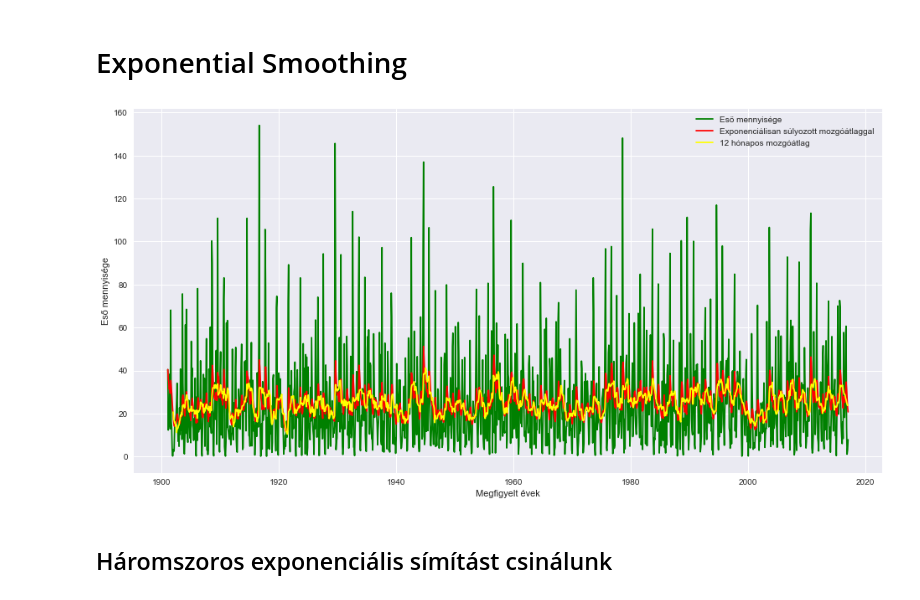
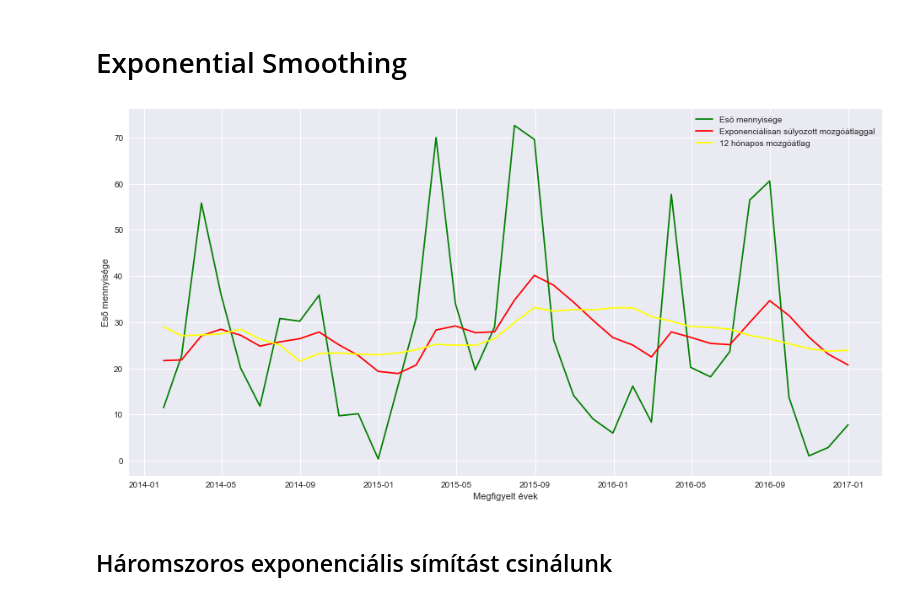
Before and after one commit to tmartin98/szamitogepadatelemzes, a Jupyter notebook: Pakistan rainfall.ipynb, the cells around one changed output. Saved outputs shown, nothing was run; the diff lists cells and outputs as text; code cells hidden in the pictures.

```diff
--- a/Pakistan rainfall.ipynb
+++ b/Pakistan rainfall.ipynb
@@ -38,3 +54,5 @@ df.head()
 | 1901-03-31 | 25.5119 |
 | 1901-04-30 | 14.2942 |
 | 1901-05-31 | 38.3046 |
+# %%
+df.drop_duplicates(inplace=True)
@@ -76,15 +121,15 @@ df['EWMA12'] = df['Rainfall'].ewm(span=12,adjust=False).mean()
 # %%
 #Összehasonlíthatjuk a 12 hónapos mozgóátlaggal is
 plt.figure(figsize=(16,8))
-plt.plot(df['Rainfall'],color='green')
-plt.plot(df['EWMA12'],color='red')
-plt.plot(df['12-month-SMA'],color='yellow')
+plt.plot(df['Rainfall'][-36:],color='green')
+plt.plot(df['EWMA12'][-36:],color='red')
+plt.plot(df['12-month-SMA'][-36:],color='yellow')
 plt.xlabel('Megfigyelt évek')
 plt.ylabel('Eső mennyisége')
 plt.legend(['Eső mennyisége','Exponenciálisan súlyozott mozgóátlaggal','12 hónapos mozgóátlag'])
 plt.show()
 # %% [output]
-[figure, old version]
+[figure, new version]
 # %% [markdown]
 ##  Háromszoros exponenciális símítást csinálunk
 # %%
```
Also changed, not shown: parts of 13 cells of this notebook.
